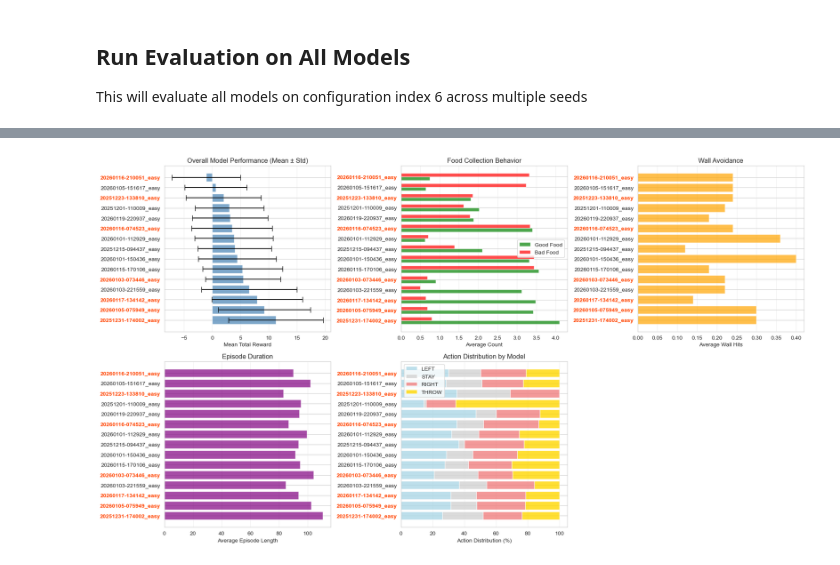
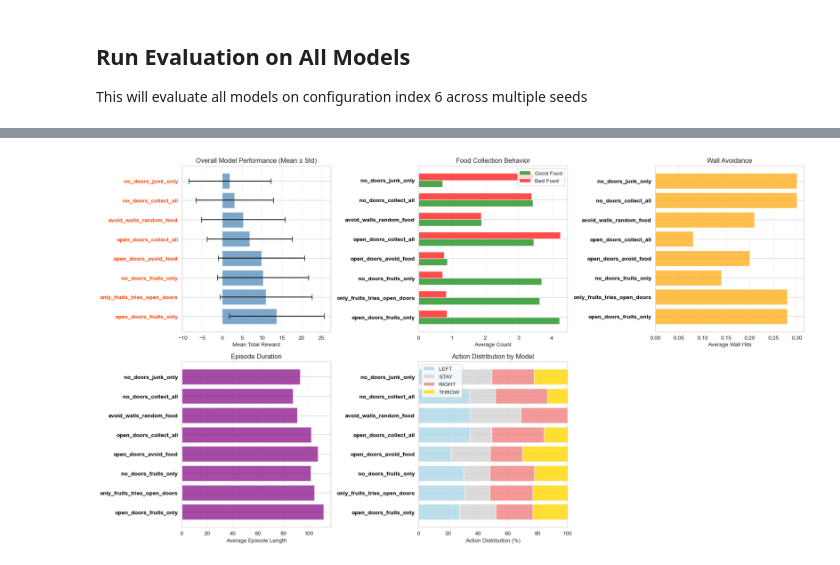
Before and after one commit to matansol/dpu_fruitbot, a Jupyter notebook: evaluate_agents.ipynb, the cells around one changed output, grey strips where cells are left out. Drawn from its saved outputs; the diff is of its cells as text; code cells hidden in the pictures.

Commit message:
fixing the arrow showing and remove unused models

```diff
--- a/evaluate_agents.ipynb
+++ b/evaluate_agents.ipynb
@@ -269,15 +306,37 @@ Model Statistics:
 # %%
-# Define easy_models_dict agents to highlight
-easy_model_timestamps = {
-    '20251223-133810_easy',
-    '20260116-074523_easy',
-    '20260117-134142_easy',
-    '20251231-174002_easy',
-    '20260121-152950_easy',
-    '20260103-073446_easy',
-    '20260105-075949_easy',
-    '20260116-210051_easy'
+# Create mapping from timestamp to readable name
+timestamp_to_name = {
+    '20251223-133810_easy': 'avoid_walls_random_food',
+    '20260116-074523_easy': 'no_doors_collect_all',
+    '20260117-134142_easy': 'no_doors_fruits_only',
+    '20251231-174002_easy': 'open_doors_fruits_only',
+    '20260121-152950_easy': 'open_doors_collect_all',
+    '20260103-073446_easy': 'open_doors_avoid_food',
+    '20260105-075949_easy': 'only_fruits_tries_open_doors',
+    '20260116-210051_easy': 'no_doors_junk_only',
 }
+
+# Add a column with readable names to the dataframe
+df['model_display_name'] = df['model_name'].map(timestamp_to_name).fillna(df['model_name'])
+
+# Recalculate model_stats using display names
+model_stats = df.groupby('model_display_name').agg({
+    'total_reward': ['mean', 'std'],
+    'good_food_collected': 'mean',
+    'bad_food_touched': 'mean',
+    'wall_hits': 'mean',
+    'episode_length': 'mean',
+    'left_pct': 'mean',
+    'stay_pct': 'mean',
+    'right_pct': 'mean',
+    'throw_pct': 'mean'
+}).round(2)
+
+model_stats.columns = ['_'.join(col).strip('_') for col in model_stats.columns.values]
+model_stats = model_stats.sort_values('total_reward_mean', ascending=False)
+
+# Update the set to use readable names
+easy_model_names = set(timestamp_to_name.values())
 
 # Visualize overall performance
 fig, axes = plt.subplots(2, 3, figsize=(18, 10))
@@ -293,7 +352,7 @@ ax.set_title('Overall Model Performance (Mean ± Std)')
 ax.grid(axis='x', alpha=0.3)
 # Color labels for easy_models
 for tick_label in ax.get_yticklabels():
-    if tick_label.get_text() in easy_model_timestamps:
+    if tick_label.get_text() in easy_model_names:
         tick_label.set_color('orangered')
         tick_label.set_weight('bold')
 
@@ -311,8 +370,8 @@ ax.legend()
 ax.grid(axis='x', alpha=0.3)
 # Color labels for easy_models
 for tick_label in ax.get_yticklabels():
-    if tick_label.get_text() in easy_model_timestamps:
-        tick_label.set_color('orangered')
+    if tick_label.get_text() in easy_model_names:
+        tick_label.set_color('black')
         tick_label.set_weight('bold')
 
 # Wall hits
@@ -323,8 +382,8 @@ ax.set_title('Wall Avoidance')
 ax.grid(axis='x', alpha=0.3)
 # Color labels for easy_models
 for tick_label in ax.get_yticklabels():
-    if tick_label.get_text() in easy_model_timestamps:
-        tick_label.set_color('orangered')
+    if tick_label.get_text() in easy_model_names:
+        tick_label.set_color('black')
         tick_label.set_weight('bold')
 
 # Episode length
@@ -335,39 +394,39 @@ ax.set_title('Episode Duration')
 ax.grid(axis='x', alpha=0.3)
 # Color labels for easy_models
 for tick_label in ax.get_yticklabels():
-    if tick_label.get_text() in easy_model_timestamps:
-        tick_label.set_color('orangered')
+    if tick_label.get_text() in easy_model_names:
+        tick_label.set_color('black')
         tick_label.set_weight('bold')
 
 # Action distribution - stacked bar
 ax = axes[1, 1]
 left_vals = model_stats['left_pct_mean']
 stay_vals = model_stats['stay_pct_mean']
 right_vals = model_stats['right_pct_mean']
 throw_vals = model_stats['throw_pct_mean']
 
 ax.barh(models, left_vals, label='LEFT', color='lightblue', alpha=0.8)
 ax.barh(models, stay_vals, left=left_vals, label='STAY', color='lightgray', alpha=0.8)
 ax.barh(models, right_vals, left=left_vals+stay_vals, label='RIGHT', color='lightcoral', alpha=0.8)
 ax.barh(models, throw_vals, left=left_vals+stay_vals+right_vals, label='THROW', color='gold', alpha=0.8)
 
 ax.set_xlabel('Action Distribution (%)')
 ax.set_title('Action Distribution by Model')
 ax.legend(loc='best')
 ax.grid(axis='x', alpha=0.3)
 # Color labels for easy_models
 for tick_label in ax.get_yticklabels():
-    if tick_label.get_text() in easy_model_timestamps:
-        tick_label.set_color('orangered')
+    if tick_label.get_text() in easy_model_names:
+        tick_label.set_color('black')
         tick_label.set_weight('bold')
 
 # Hide unused subplot
 axes[1, 2].axis('off')
 
 plt.tight_layout()
 plt.show()
 # %% [output]
-[figure, old version]
+[figure, new version]
 # %%
 ## Detailed View: Top 3 Models
 # %%
```
Also changed, not shown: parts of 5 cells of this notebook, 12 other files.
